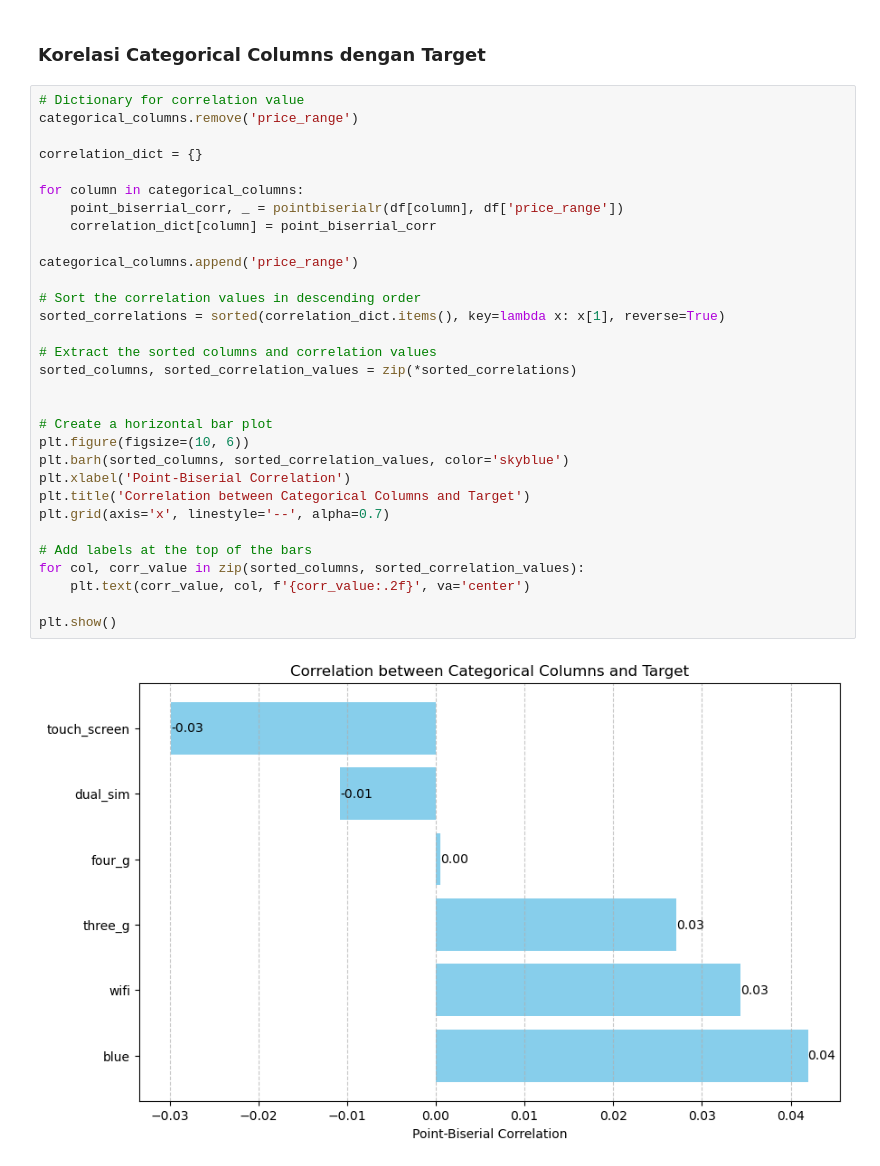
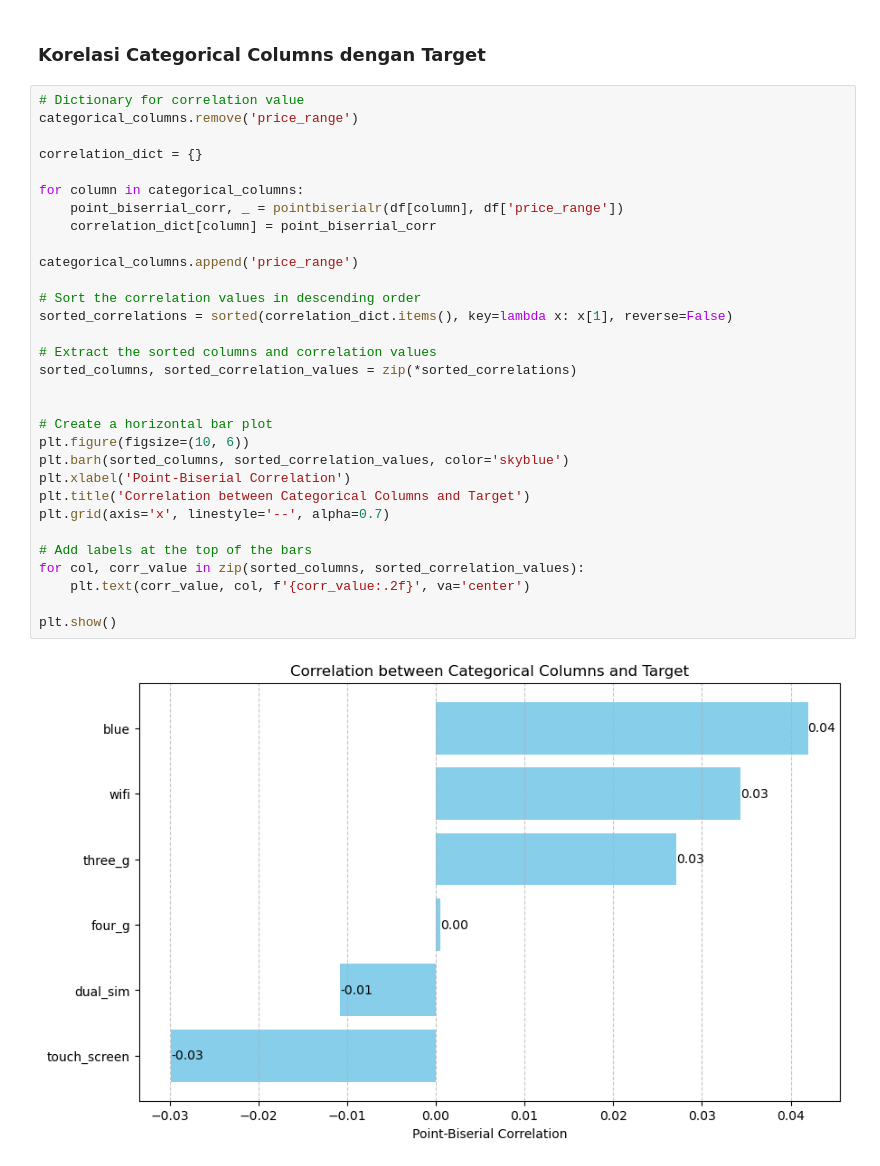
Before and after one commit to MarcelRyan/Tucil2_AI, a Jupyter notebook: Data_Analysis.ipynb, the cells around one changed output. Cells and saved outputs as stored; diff of their text form.

Commit message:
feat: sort plot value for correlation

```diff
--- a/Data_Analysis.ipynb
+++ b/Data_Analysis.ipynb
@@ -258,32 +261,32 @@ plt.show()
 # Dictionary for correlation value
 categorical_columns.remove('price_range')
 
 correlation_dict = {}
 
 for column in categorical_columns:
     point_biserrial_corr, _ = pointbiserialr(df[column], df['price_range'])
     correlation_dict[column] = point_biserrial_corr
 
 categorical_columns.append('price_range')
 
 # Sort the correlation values in descending order
-sorted_correlations = sorted(correlation_dict.items(), key=lambda x: x[1], reverse=True)
+sorted_correlations = sorted(correlation_dict.items(), key=lambda x: x[1], reverse=False)
 
 # Extract the sorted columns and correlation values
 sorted_columns, sorted_correlation_values = zip(*sorted_correlations)
 
 
 # Create a horizontal bar plot
 plt.figure(figsize=(10, 6))
 plt.barh(sorted_columns, sorted_correlation_values, color='skyblue')
 plt.xlabel('Point-Biserial Correlation')
 plt.title('Correlation between Categorical Columns and Target')
 plt.grid(axis='x', linestyle='--', alpha=0.7)
 
 # Add labels at the top of the bars
 for col, corr_value in zip(sorted_columns, sorted_correlation_values):
     plt.text(corr_value, col, f'{corr_value:.2f}', va='center')
 
 plt.show()
 # %% [output]
-[figure, old version]
+[figure, new version]
```
Also changed, not shown: parts of 2 cells of this notebook.
